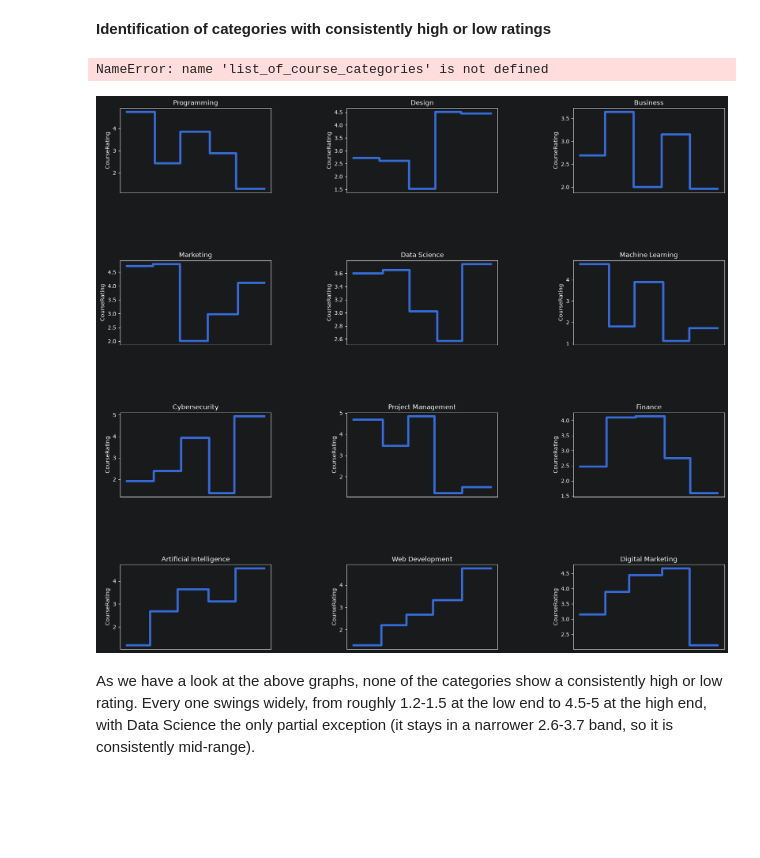
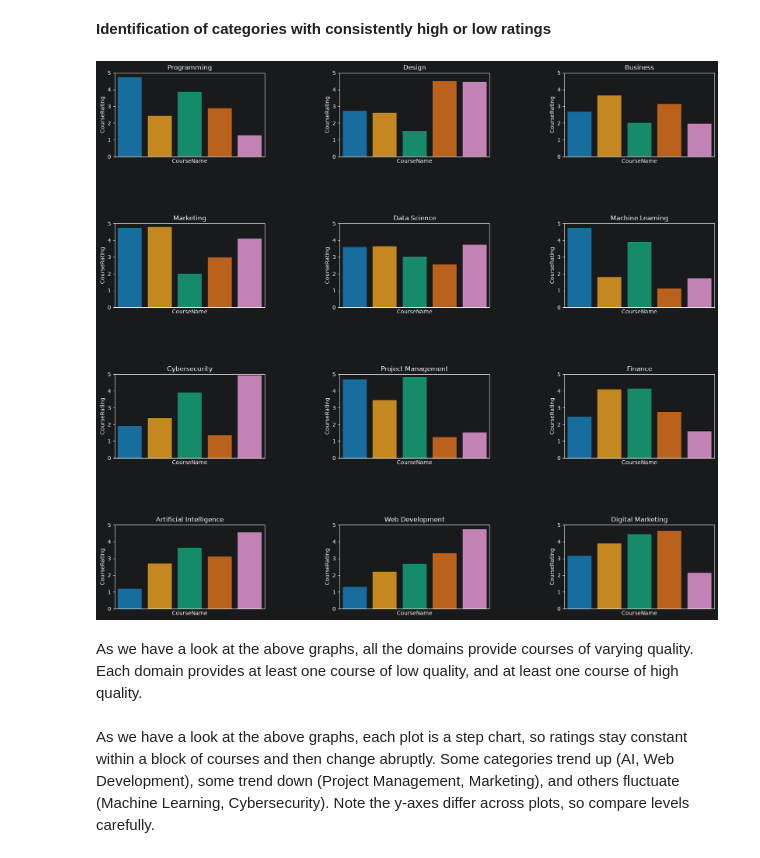
Before and after one commit to amithvardhan99/resume-projects, a Jupyter notebook: Instructor Performance and Course Quality Evaluation on EduPro/notebook.ipynb, the cells around one changed output. Cells and saved outputs as stored; diff of their text form; code cells hidden in the pictures; blank space fills up the shorter version.

```diff
--- a/Instructor Performance and Course Quality Evaluation on EduPro/notebook.ipynb
+++ b/Instructor Performance and Course Quality Evaluation on EduPro/notebook.ipynb
@@ -544,7 +544,3 @@ for i in ax.containers:
 From the above graph, we can say that there is small significance of differences in both males and females attending courses at three levels. Most of the females attend advanced courses, while most males attend beginner courses. Males dominate females at beginner and intermediate levels, while it is the other way around at advanced level.
 # %% [markdown]
 **Identification of categories with consistently high or low ratings**
-# %%
-list_of_course_categories
-# %% [output]
-NameError: name 'list_of_course_categories' is not defined
@@ -553,25 +547,29 @@ df[df["CourseCategory"]=="Programming"]
-# %%
-nrows = 4
-ncols = len(df["CourseCategory"].unique())//nrows
-
-list_of_course_categories = df["CourseCategory"].unique()
-
-# fig, ax = plt.subplots(nrows=len(list_of_course_categories),ncols=1,figsize=(20,10))
-fig, ax = plt.subplots(nrows=nrows,ncols=ncols,figsize=(20,18))
-fig.subplots_adjust(hspace=0.8, wspace=0.5)
-
-ctr = 0
-for (i,j) in list(itertools.product(range(nrows),range(ncols))):
-    course_category = list_of_course_categories[ctr]
-    lf = df[df["CourseCategory"]==course_category]["CourseRating"].reset_index(drop=True)
-    sns.lineplot(lf,ax=ax[i,j],drawstyle="steps-post",lw=4)
-    ax[i,j].set_title(course_category)
-    ax[i,j].set_xticks([])
-
-    #ax[ctr] = sns.pointplot(lf)
-    #
-    ctr += 1
-# %% [output]
-[figure, removed]
+# %%
+nrows = 4
+ncols = len(df["CourseCategory"].unique())//nrows
+
+list_of_course_categories = df["CourseCategory"].unique()
+
+# fig, ax = plt.subplots(nrows=len(list_of_course_categories),ncols=1,figsize=(20,10))
+fig, ax = plt.subplots(nrows=nrows,ncols=ncols,figsize=(20,18))
+fig.subplots_adjust(hspace=0.8, wspace=0.5)
+
+ctr = 0
+for (i,j) in list(itertools.product(range(nrows),range(ncols))):
+    course_category = list_of_course_categories[ctr]
+    #lf = df[df["CourseCategory"]==course_category]["CourseRating"].reset_index(drop=True)
+    lf = df[df["CourseCategory"]==course_category][["CourseName","CourseRating"]].drop_duplicates()
+    sns.barplot(x=lf["CourseName"],y=lf["CourseRating"],ax=ax[i,j],palette="colorblind")#,drawstyle="steps-post",lw=4)
+    ax[i,j].set_title(course_category)
+    ax[i,j].set_xticks([])
+    ax[i,j].set_ylim(0,5)
+
+    #ax[ctr] = sns.pointplot(lf)
+    #
+    ctr += 1
+# %% [output]
+[figure, added]
+# %% [markdown]
+As we have a look at the above graphs, all the domains provide courses of varying quality. Each domain provides at least one course of low quality, and at least one course of high quality.
 # %% [markdown]
-As we have a look at the above graphs, none of the categories show a consistently high or low rating. Every one swings widely, from roughly 1.2-1.5 at the low end to 4.5-5 at the high end, with Data Science the only partial exception (it stays in a narrower 2.6-3.7 band, so it is consistently mid-range).
+As we have a look at the above graphs, each plot is a step chart, so ratings stay constant within a block of courses and then change abruptly. Some categories trend up (AI, Web Development), some trend down (Project Management, Marketing), and others fluctuate (Machine Learning, Cybersecurity). Note the y-axes differ across plots, so compare levels carefully.
```
Also changed, not shown: parts of 11 cells of this notebook, 1 other file.
